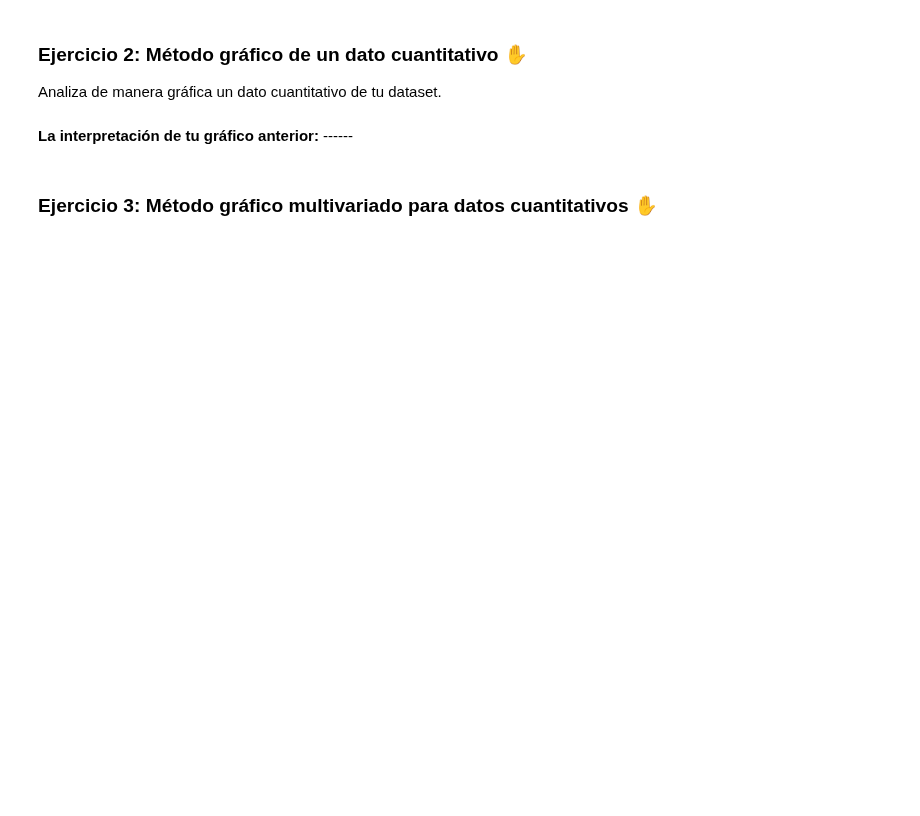
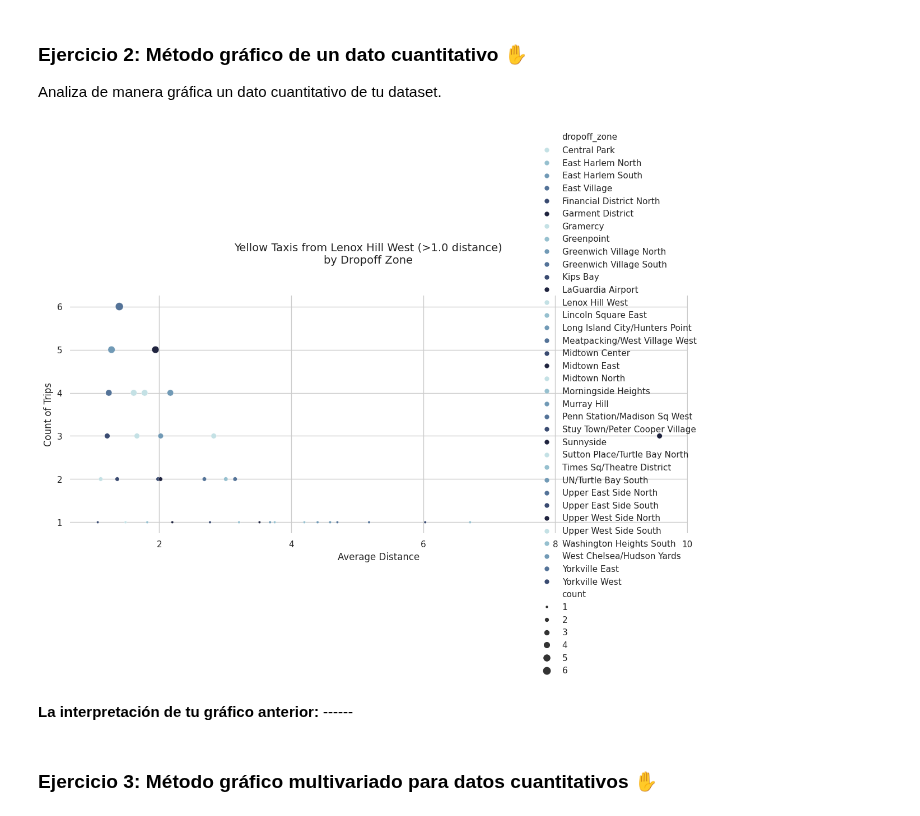
Before and after one commit to escorpio11/programa-python, a Jupyter notebook: Modulo04/Sesion_6_Tarea.ipynb, the cells around one changed output. Cells and saved outputs as stored; diff of their text form; code cells hidden in the pictures; blank space fills up the shorter version.

```diff
--- a/Modulo04/Sesion_6_Tarea.ipynb
+++ b/Modulo04/Sesion_6_Tarea.ipynb
@@ -70,3 +125,61 @@ Analiza de manera gráfica un dato cuantitativo de tu dataset.
+# %%
+import seaborn as sns
+import matplotlib.pyplot as plt
+
+# Filtrado
+df_dist = df[
+    (df['color'] == 'yellow') &
+    (df['pickup_zone'] == 'Lenox Hill West') &
+    (df['distance'] > 1.0)
+]
+
+# Agrupación
+df_dist_counts = df_dist.groupby(['dropoff_zone']).agg(
+    count=('distance', 'size'),
+    avg_distance=('distance', 'mean')
+).reset_index()
+
+# Tema
+sns.set_theme(style="whitegrid")
+
+# Paleta discreta
+palette = sns.cubehelix_palette(rot=-.2)
+
+# Gráfico relplot
+g = sns.relplot(
+    data=df_dist_counts,
+    x="avg_distance",
+    y="count",
+    hue="dropoff_zone",
+    size="count",
+    sizes=(10, 100),  # Reduje tamaño máximo para evitar burbujas gigantes
+    palette=palette,
+    height=6,
+    aspect=1.5  # Hace la figura más ancha para dar espacio
+)
+
+# Grillas finas
+g.ax.xaxis.grid(True, "minor", linewidth=.25)
+g.ax.yaxis.grid(True, "minor", linewidth=.25)
+g.despine(left=True, bottom=True)
+
+# Ejes y título
+g.set_axis_labels("Average Distance", "Count of Trips")
+g.fig.suptitle(
+    "Yellow Taxis from Lenox Hill West (>1.0 distance)\nby Dropoff Zone",
+    fontsize=14
+)
+
+# Rotar y ajustar etiquetas si corresponde
+# Si 'dropoff_zone' es el eje X, no aplica aquí porque X es 'avg_distance'
+# Pero si quieres etiquetar puntos, usa 'annotate' o 'text'
+
+# Ajuste de márgenes automáticos
+plt.tight_layout(rect=[0, 0, 1, 0.95])  # Deja espacio para el título
+
+plt.show()
+# %% [output]
+[figure, added]
 # %% [markdown]
 **La interpretación de tu gráfico anterior:** ------
 # %% [markdown]
```
Also changed, not shown: parts of 9 cells of this notebook.
